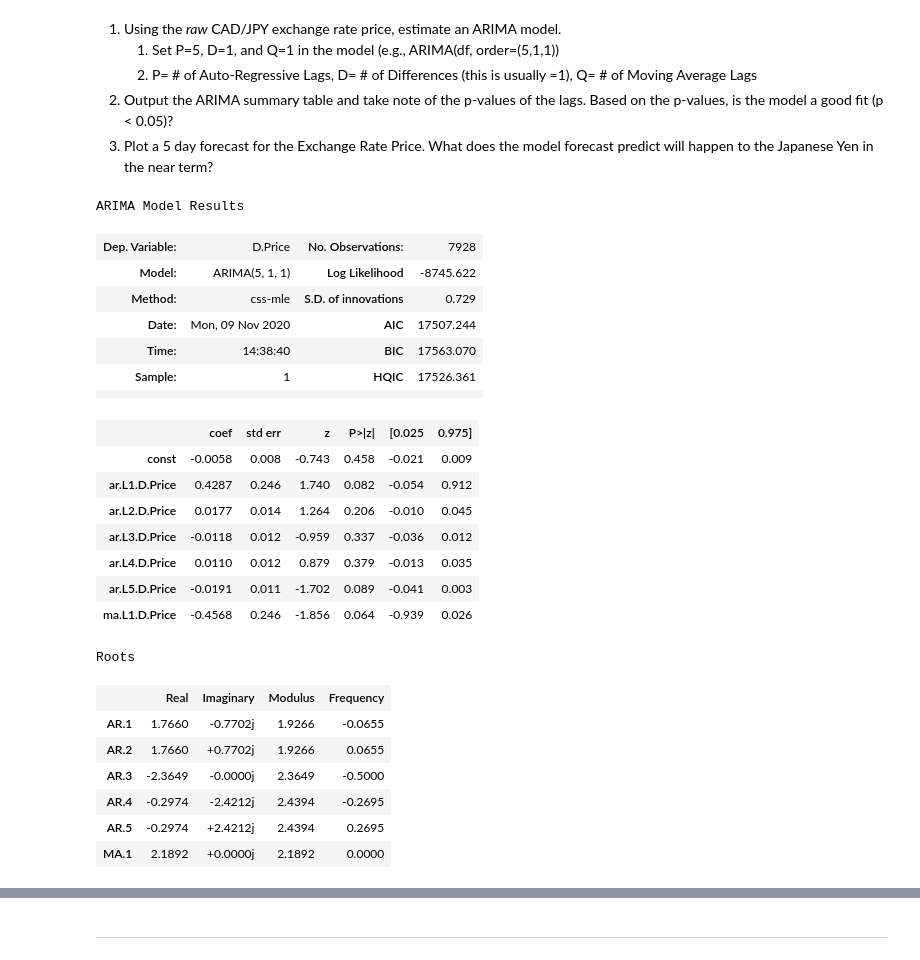
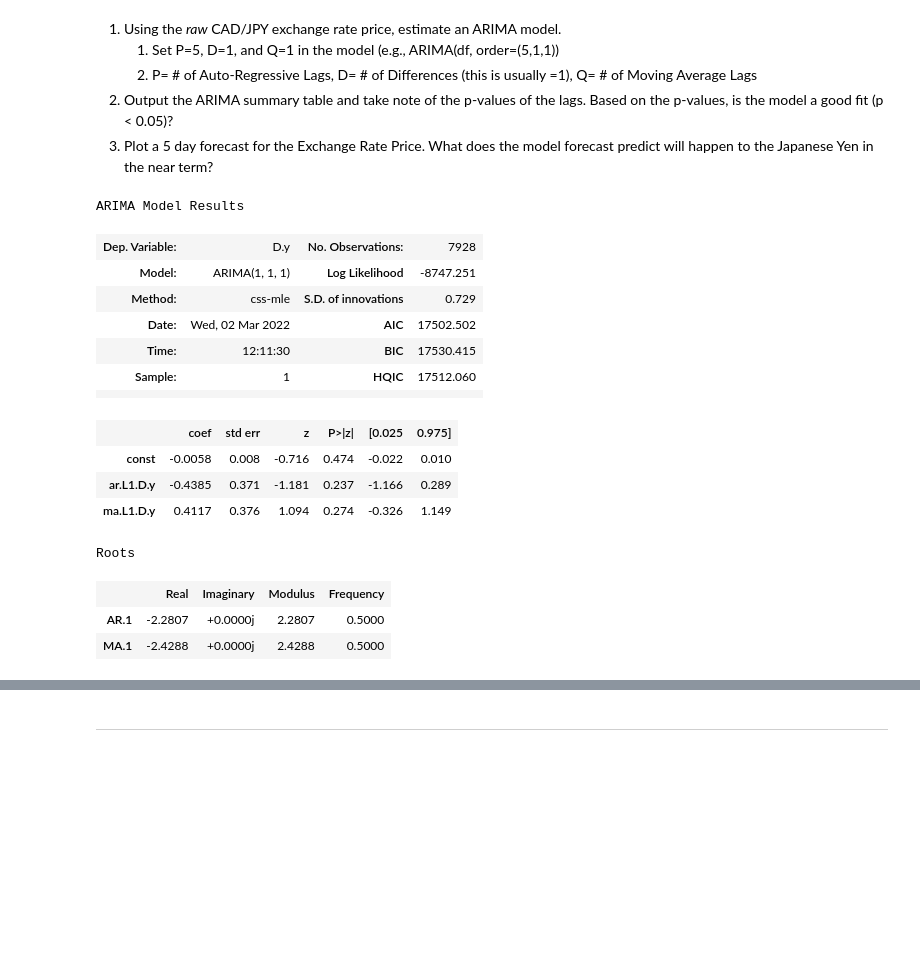
Before and after one commit to muramemory/Fintech-TimeSeries, a Jupyter notebook: Code/time_series_analysis.ipynb, the cells around one changed output, grey strips where cells are left out. Saved outputs shown, nothing was run; the diff lists cells and outputs as text; code cells hidden in the pictures; blank space fills up the shorter version.

```diff
--- a/Code/time_series_analysis.ipynb
+++ b/Code/time_series_analysis.ipynb
@@ -186,36 +192,32 @@ from statsmodels.tsa.arima_model import ARIMA
 # Hint: ARIMA(df, order=(p, d, q))
 # YOUR CODE HERE!
 
+model = ARIMA(cad_jpy_df.Price.values, order=(1, 1, 1))
+
 # Fit the model
 # YOUR CODE HERE!
+result = model.fit()
 # %%
 # Output model summary results:
 # YOUR CODE HERE!
+result.summary()
 # %% [output]
 ARIMA Model Results
-| Dep. Variable: | D.Price | No. Observations: | 7928 |
-| Model: | ARIMA(5, 1, 1) | Log Likelihood | -8745.622 |
+| Dep. Variable: | D.y | No. Observations: | 7928 |
+| Model: | ARIMA(1, 1, 1) | Log Likelihood | -8747.251 |
 | Method: | css-mle | S.D. of innovations | 0.729 |
-| Date: | Mon, 09 Nov 2020 | AIC | 17507.244 |
-| Time: | 14:38:40 | BIC | 17563.070 |
-| Sample: | 1 | HQIC | 17526.361 |
+| Date: | Wed, 02 Mar 2022 | AIC | 17502.502 |
+| Time: | 12:11:30 | BIC | 17530.415 |
+| Sample: | 1 | HQIC | 17512.060 |
 |  |  |  |  |
 |  | coef | std err | z | P>|z| | [0.025 | 0.975] |
-| const | -0.0058 | 0.008 | -0.743 | 0.458 | -0.021 | 0.009 |
-| ar.L1.D.Price | 0.4287 | 0.246 | 1.740 | 0.082 | -0.054 | 0.912 |
-| ar.L2.D.Price | 0.0177 | 0.014 | 1.264 | 0.206 | -0.010 | 0.045 |
-| ar.L3.D.Price | -0.0118 | 0.012 | -0.959 | 0.337 | -0.036 | 0.012 |
-| ar.L4.D.Price | 0.0110 | 0.012 | 0.879 | 0.379 | -0.013 | 0.035 |
-| ar.L5.D.Price | -0.0191 | 0.011 | -1.702 | 0.089 | -0.041 | 0.003 |
-| ma.L1.D.Price | -0.4568 | 0.246 | -1.856 | 0.064 | -0.939 | 0.026 |
+| const | -0.0058 | 0.008 | -0.716 | 0.474 | -0.022 | 0.010 |
+| ar.L1.D.y | -0.4385 | 0.371 | -1.181 | 0.237 | -1.166 | 0.289 |
+| ma.L1.D.y | 0.4117 | 0.376 | 1.094 | 0.274 | -0.326 | 1.149 |
 Roots
 |  | Real | Imaginary | Modulus | Frequency |
-| AR.1 | 1.7660 | -0.7702j | 1.9266 | -0.0655 |
-| AR.2 | 1.7660 | +0.7702j | 1.9266 | 0.0655 |
-| AR.3 | -2.3649 | -0.0000j | 2.3649 | -0.5000 |
-| AR.4 | -0.2974 | -2.4212j | 2.4394 | -0.2695 |
-| AR.5 | -0.2974 | +2.4212j | 2.4394 | 0.2695 |
-| MA.1 | 2.1892 | +0.0000j | 2.1892 | 0.0000 |
+| AR.1 | -2.2807 | +0.0000j | 2.2807 | 0.5000 |
+| MA.1 | -2.4288 | +0.0000j | 2.4288 | 0.5000 |
 # %%
 # Plot the 5 Day Price Forecast
 # YOUR CODE HERE!
```
Also changed, not shown: parts of 15 cells of this notebook.
